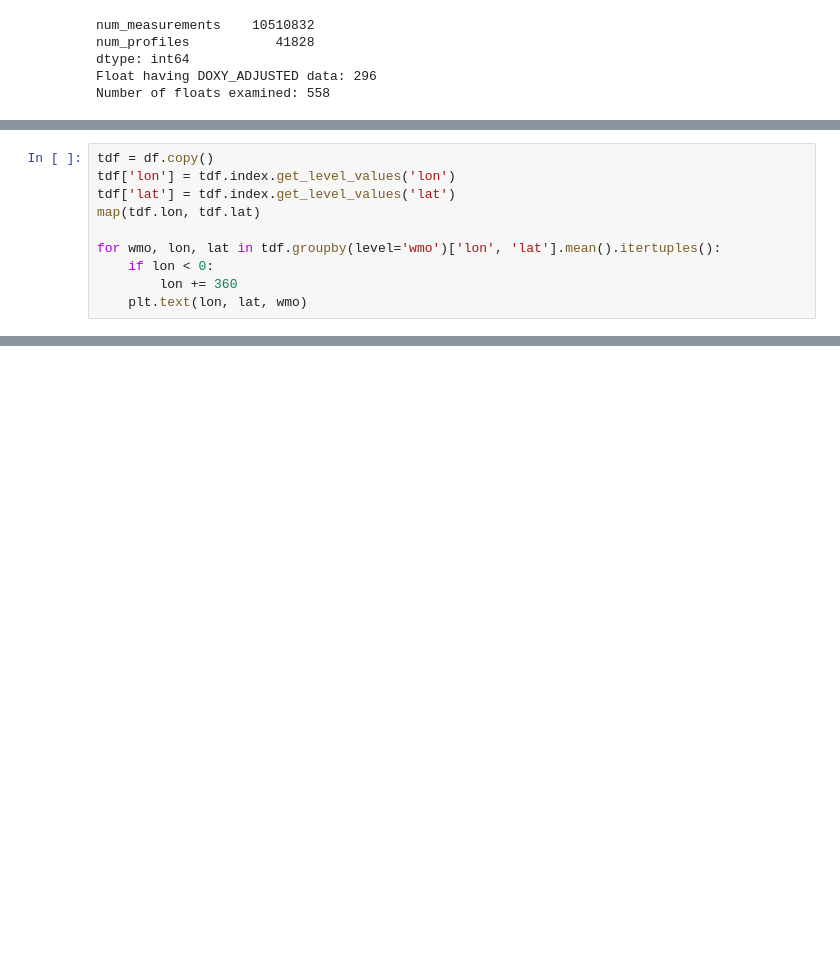
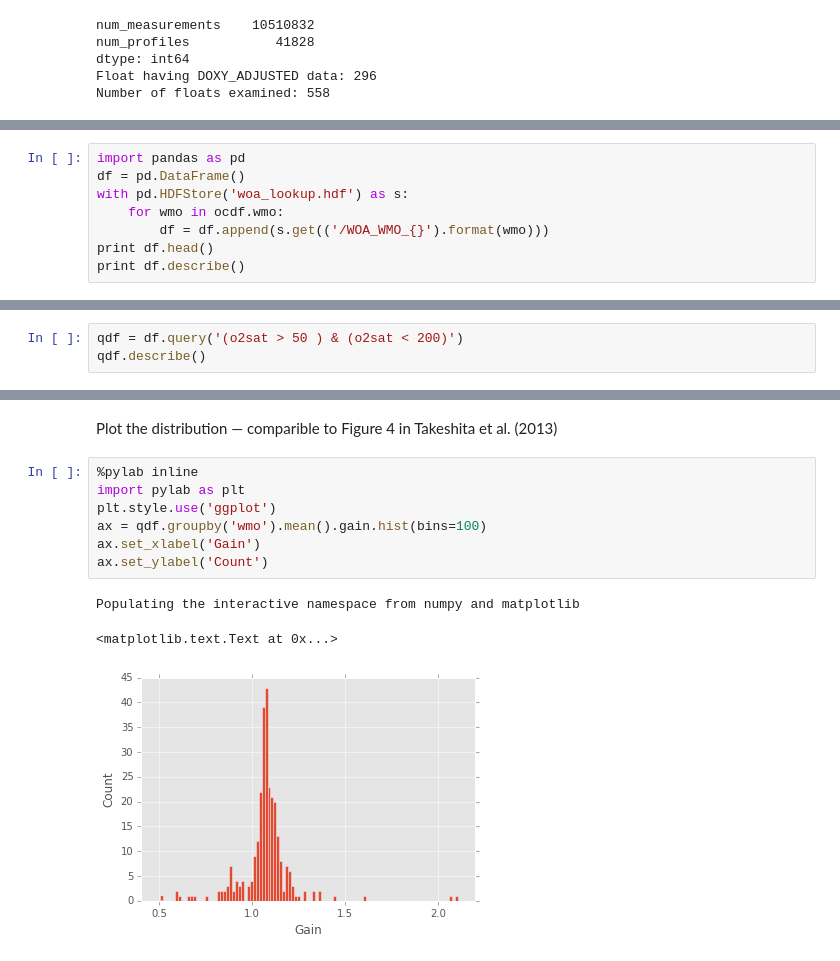
Before and after one commit to biofloat/biofloat, a Jupyter notebook: notebooks/calibrate_all_oxygen_floats.ipynb, the cells around one changed output, grey strips where cells are left out. Drawn from its saved outputs; the diff is of its cells as text; blank space fills up the shorter version.

```diff
--- a/notebooks/calibrate_all_oxygen_floats.ipynb
+++ b/notebooks/calibrate_all_oxygen_floats.ipynb
@@ -47,10 +40,0 @@ Populating the interactive namespace from numpy and matplotlib
-# %%
-tdf = df.copy()
-tdf['lon'] = tdf.index.get_level_values('lon')
-tdf['lat'] = tdf.index.get_level_values('lat')
-map(tdf.lon, tdf.lat)
-
-for wmo, lon, lat in tdf.groupby(level='wmo')['lon', 'lat'].mean().itertuples():
-    if lon < 0:
-        lon += 360
-    plt.text(lon, lat, wmo)
@@ -79,0 +41,8 @@ plt.suptitle('Float(s) ' + ' '.join(wmo_list) + ' from ' + time_range)
+# %%
+import pandas as pd
+df = pd.DataFrame()
+with pd.HDFStore('woa_lookup.hdf') as s:
+    for wmo in ocdf.wmo:
+        df = df.append(s.get(('/WOA_WMO_{}').format(wmo)))
+print df.head()
+print df.describe()
@@ -79,0 +68,3 @@ plt.suptitle('Float(s) ' + ' '.join(wmo_list) + ' from ' + time_range)
+# %%
+qdf = df.query('(o2sat > 50 ) & (o2sat < 200)')
+qdf.describe()
@@ -79,0 +81,13 @@ plt.suptitle('Float(s) ' + ' '.join(wmo_list) + ' from ' + time_range)
+# %% [markdown]
+Plot the distribution &mdash; comparible to Figure 4 in Takeshita et al. (2013)
+# %%
+%pylab inline
+import pylab as plt
+plt.style.use('ggplot')
+ax = qdf.groupby('wmo').mean().gain.hist(bins=100)
+ax.set_xlabel('Gain')
+ax.set_ylabel('Count')
+# %% [output]
+Populating the interactive namespace from numpy and matplotlib
+<matplotlib.text.Text at 0x...>
+[figure, added]
```
Also changed, not shown: parts of 13 cells of this notebook.
